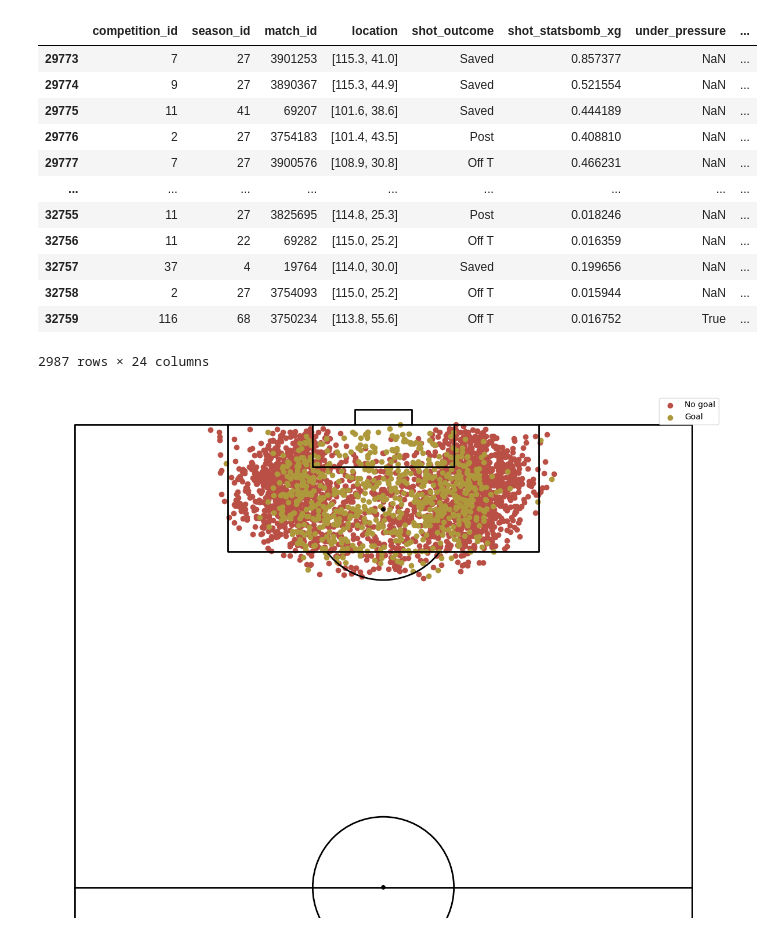
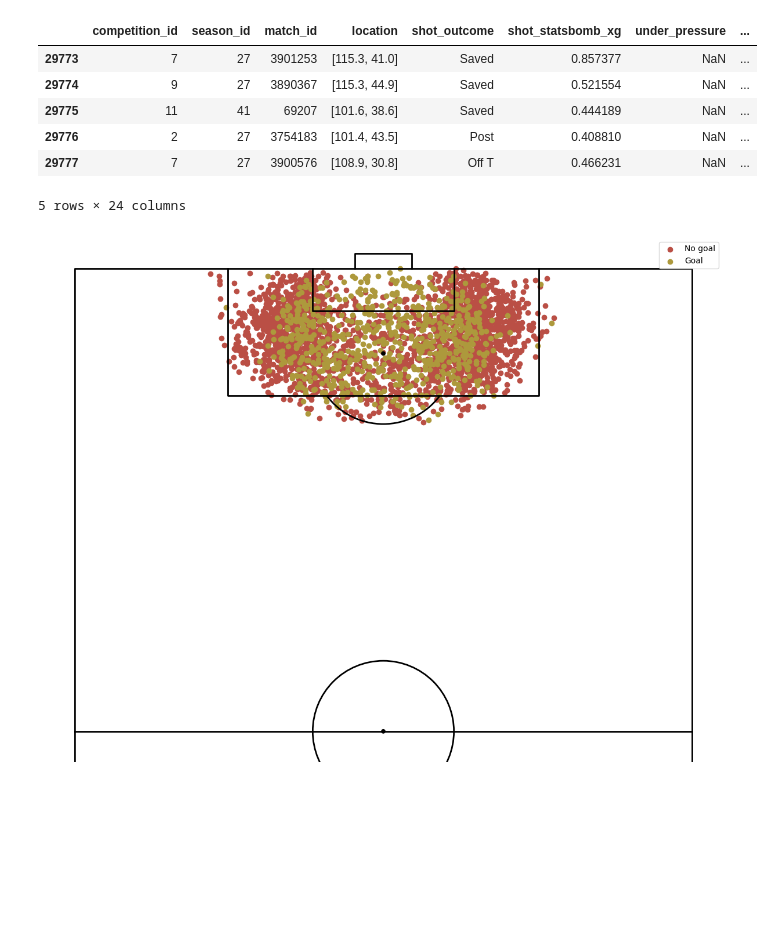
Before and after one commit to adamsaidane/xG_model, a Jupyter notebook: models/xG_foot_openPlay_inside_1on1.ipynb, the cells around one changed output. Saved outputs shown, nothing was run; the diff lists cells and outputs as text; code cells hidden in the pictures; blank space fills up the shorter version.

```diff
--- a/models/xG_foot_openPlay_inside_1on1.ipynb
+++ b/models/xG_foot_openPlay_inside_1on1.ipynb
@@ -6,22 +6,16 @@ from mplsoccer import Pitch, VerticalPitch, FontManager
 # %%
-df_shot=pd.read_csv('shots_data/shots_openplay_foot.csv')
+df_shot=pd.read_csv('../shots_data/shots_openplay_foot.csv')
 df_shot=df_shot[df_shot['distance']<=20]
 df_shot=df_shot[df_shot['1on1']==1]
-df_shot
+df_shot.head()
 # %% [output]
 |  | competition_id | season_id | match_id | location | shot_outcome | shot_statsbomb_xg | under_pressure | ... |
 | 29773 | 7 | 27 | 3901253 | [115.3, 41.0] | Saved | 0.857377 | NaN | ... |
 | 29774 | 9 | 27 | 3890367 | [115.3, 44.9] | Saved | 0.521554 | NaN | ... |
 | 29775 | 11 | 41 | 69207 | [101.6, 38.6] | Saved | 0.444189 | NaN | ... |
 | 29776 | 2 | 27 | 3754183 | [101.4, 43.5] | Post | 0.408810 | NaN | ... |
 | 29777 | 7 | 27 | 3900576 | [108.9, 30.8] | Off T | 0.466231 | NaN | ... |
-| ... | ... | ... | ... | ... | ... | ... | ... | ... |
-| 32755 | 11 | 27 | 3825695 | [114.8, 25.3] | Post | 0.018246 | NaN | ... |
-| 32756 | 11 | 22 | 69282 | [115.0, 25.2] | Off T | 0.016359 | NaN | ... |
-| 32757 | 37 | 4 | 19764 | [114.0, 30.0] | Saved | 0.199656 | NaN | ... |
-| 32758 | 2 | 27 | 3754093 | [115.0, 25.2] | Off T | 0.015944 | NaN | ... |
-| 32759 | 116 | 68 | 3750234 | [113.8, 55.6] | Off T | 0.016752 | True | ... |
-2987 rows × 24 columns
+5 rows × 24 columns
 # %%
 df_goals=df_shot[df_shot['shot_outcome']=='Goal'].copy()
 df_no_goals=df_shot[df_shot['shot_outcome']!='Goal'].copy()
```
Also changed, not shown: parts of 3 cells of this notebook.
